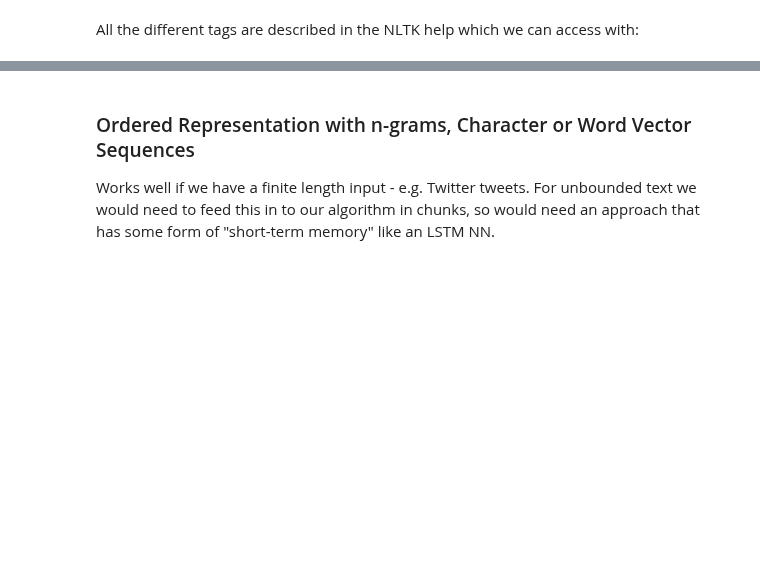
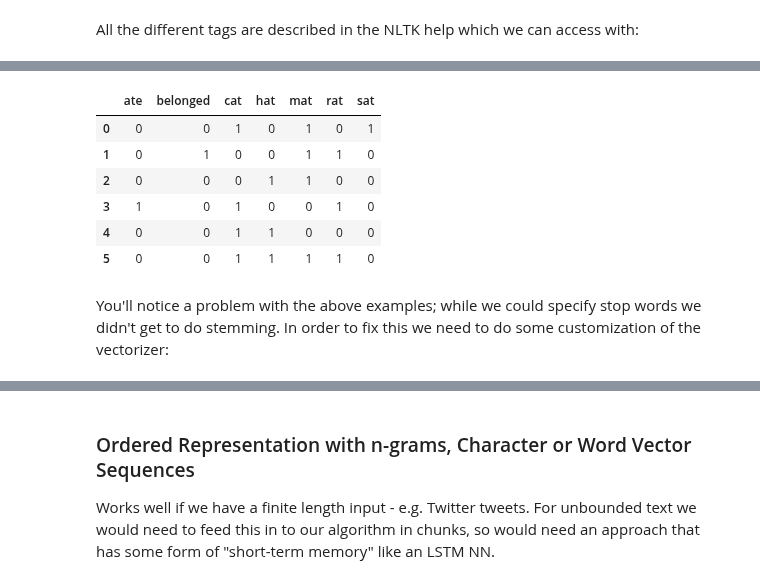
Before and after one commit to gramster/gramw.github.io, a Jupyter notebook: posts/NLP basics.ipynb, the cells around one changed output, grey strips where cells are left out. Drawn from its saved outputs; the diff is of its cells as text; code cells hidden in the pictures; blank space fills up the shorter version.

```diff
--- a/posts/NLP basics.ipynb
+++ b/posts/NLP basics.ipynb
@@ -210,0 +341,14 @@ pd.DataFrame(X.toarray(), columns=v.get_feature_names())
+# %%
+v = CountVectorizer(stop_words="english", binary=True)
+X = v.fit_transform(data)
+pd.DataFrame(X.toarray(), columns=v.get_feature_names())
+# %% [output]
+|  | ate | belonged | cat | hat | mat | rat | sat |
+| 0 | 0 | 0 | 1 | 0 | 1 | 0 | 1 |
+| 1 | 0 | 1 | 0 | 0 | 1 | 1 | 0 |
+| 2 | 0 | 0 | 0 | 1 | 1 | 0 | 0 |
+| 3 | 1 | 0 | 1 | 0 | 0 | 1 | 0 |
+| 4 | 0 | 0 | 1 | 1 | 0 | 0 | 0 |
+| 5 | 0 | 0 | 1 | 1 | 1 | 1 | 0 |
+# %% [markdown]
+You'll notice a problem with the above examples; while we could specify stop words we didn't get to do stemming. In order to fix this we need to do some customization of the vectorizer:
```
Also changed, not shown: parts of 30 cells of this notebook, 5 other files.
